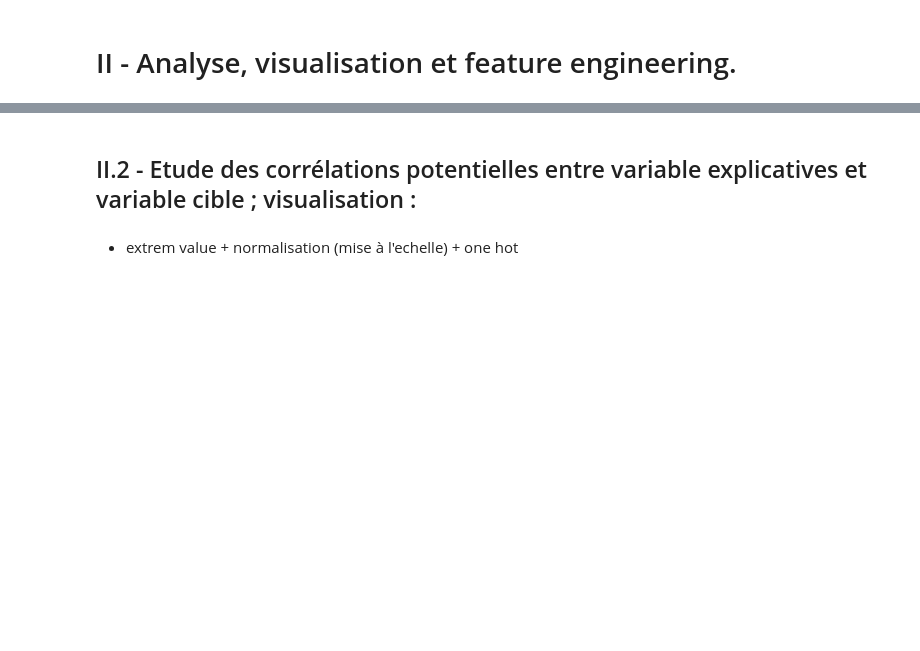
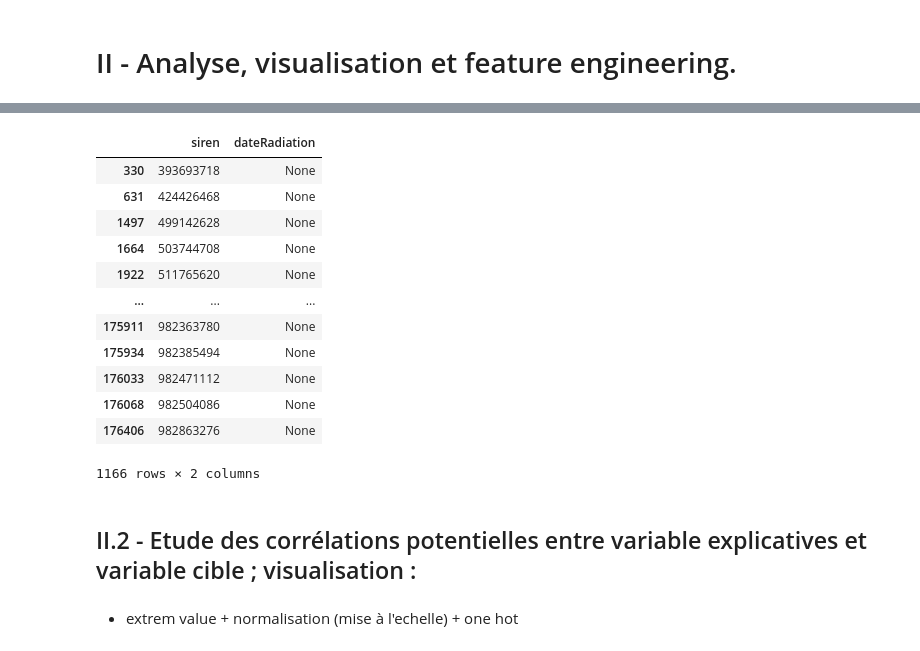
Before and after one commit to guillaume77176/JeMeLance, a Jupyter notebook: notebooks/Analyse_RNE.ipynb, the cells around one changed output, grey strips where cells are left out. Drawn from its saved outputs; the diff is of its cells as text; code cells hidden in the pictures; blank space fills up the shorter version.

```diff
--- a/notebooks/Analyse_RNE.ipynb
+++ b/notebooks/Analyse_RNE.ipynb
@@ -17,3 +60,19 @@ import scipy as sp
+# %%
+data.loc[data["typeDissolution"]=="1"][["siren","dateRadiation"]]
+# %% [output]
+|  | siren | dateRadiation |
+| 330 | 393693718 | None |
+| 631 | 424426468 | None |
+| 1497 | 499142628 | None |
+| 1664 | 503744708 | None |
+| 1922 | 511765620 | None |
+| ... | ... | ... |
+| 175911 | 982363780 | None |
+| 175934 | 982385494 | None |
+| 176033 | 982471112 | None |
+| 176068 | 982504086 | None |
+| 176406 | 982863276 | None |
+1166 rows × 2 columns
 # %% [markdown]
 ## II.2 - Etude des corrélations potentielles entre variable explicatives et variable cible ; visualisation :
 # %% [markdown]
```
Also changed, not shown: parts of 27 cells of this notebook.
